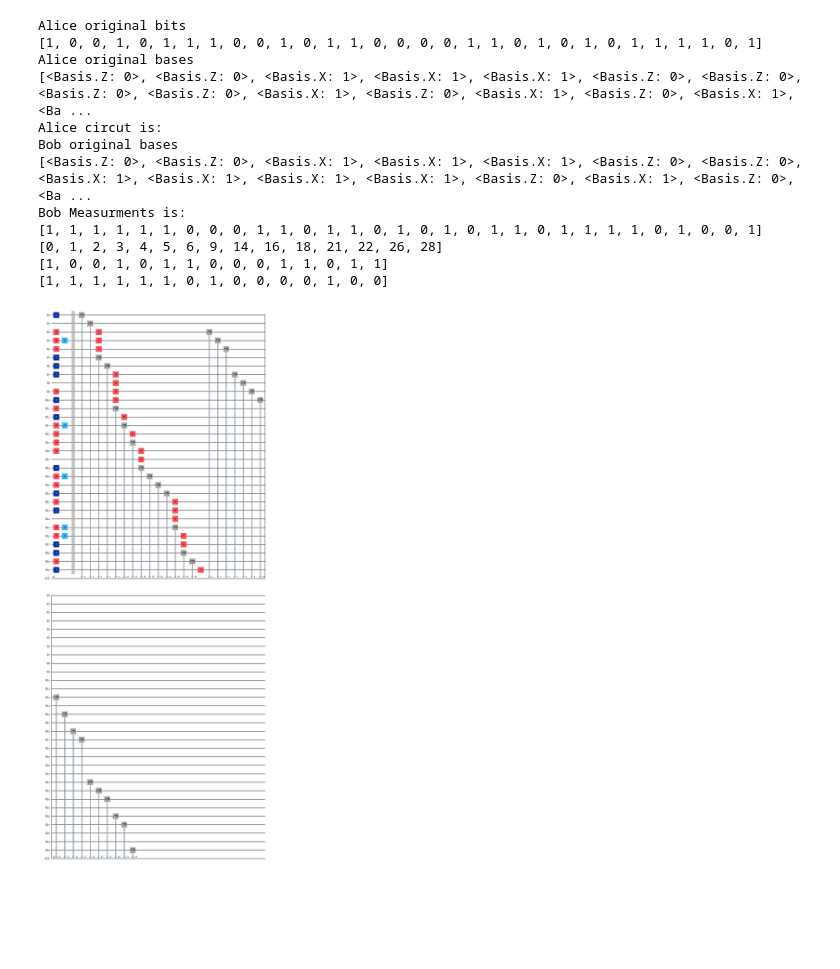
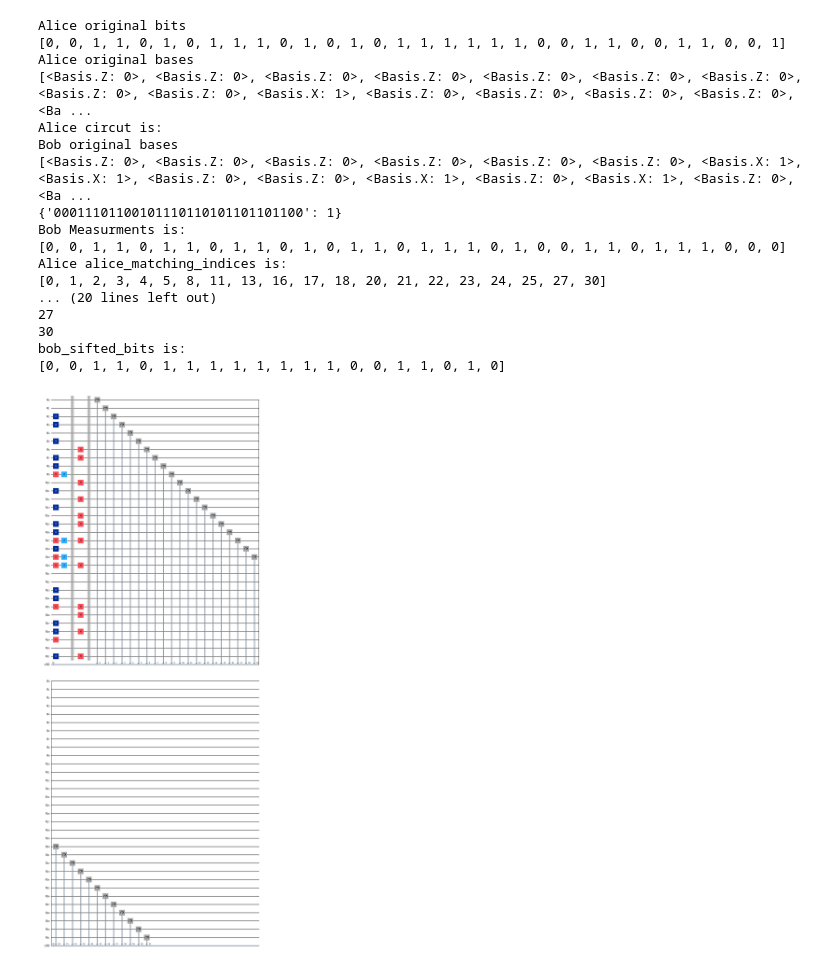
Before and after one commit to bander-saeed94/quantum-qiskit-all, a Jupyter notebook: qkd-sim.ipynb, the cells around one changed output. Drawn from its saved outputs; the diff is of its cells as text; code cells hidden in the pictures; blank space fills up the shorter version.

Commit message:
fix, read qubits in revers order

```diff
--- a/qkd-sim.ipynb
+++ b/qkd-sim.ipynb
@@ -35,6 +35,11 @@ class Alice:
                 qc.h(i)    # |0> -> |+>
                 if self.bits[i] == 1:
                     qc.z(i) # |+> -> |->
+                # X basis
+                # if self.bits[i] == 1:
+                #     qc.x(i) # |+> -> |->
+                # qc.h(i)    # |0> -> |+>
+
         qc.barrier()
     def sift_key(self, bob_bases):
         # Find indices where Alice’s and Bob’s bases match
@@ -67,20 +72,22 @@ class Bob:
         for i in range(self.num_qubits):
             if self.bases[i] == Basis.X:
                 qc.h(i)  # Rotate to measure in X basis by applying H before measurement
+        qc.barrier()
+        for i in range(self.num_qubits):
             qc.measure(i, i)
 
         # Execute the circuit on a simulator
         simulator = AerSimulator()
         # compiled_circuit = transpile(qc, simulator,coupling_map=None)
         # job = simulator.run(compiled_circuit, shots=1024)
-        job = simulator.run(qc, shots=1024)
+        job = simulator.run(qc, shots=1)
         result = job.result()
         counts = result.get_counts()
-
+        print(result.get_counts())
         # counts is a dictionary like {'010101...': 1}, we extract the key
-        measured_string = list(counts.keys())[0]
+        measured_string = list(counts.keys())[0] ## TODO GET KEY WITH HIGHEST PROB
         # Convert measured_string into a list of ints (0/1)
-        self.measurements = [int(bit) for bit in measured_string]
+        self.measurements = [int(bit) for bit in measured_string[::-1]]
         print("Bob Measurments is:")
         print(self.measurements)
 
@@ -89,42 +96,52 @@ class Bob:
         if self.measurements is None:
             raise ValueError("No measurements available. Please measure first.")
         sifted_bits = [self.measurements[i] for i in matching_indices]
+        for i in matching_indices:
+            print(i)
         return sifted_bits
 
 
 # Create an Alice instance for 100 qubits
-alice = Alice(31)
+alice = Alice(32)
 
 # Call prepare_qubits explicitly
 alice.prepare_qubits()
 
 print("Alice circut is:")
 qc.draw("mpl")
 
-bob = Bob(31)
+bob = Bob(32)
 
 qc.draw("mpl")
 
 bob.measure_qubits()
 
 alice_sifted_bits, alice_matching_indices = alice.sift_key(bob.bases)
+print("Alice alice_matching_indices is:")
 print(alice_matching_indices)
+print("Alice alice_sifted_bits is:")
 print(alice_sifted_bits)
 bob_sifted_bits = bob.sift_key(alice_matching_indices)
+print("bob_sifted_bits is:")
 print(bob_sifted_bits)
 
 qc.draw("mpl")
 # %% [output]
 Alice original bits
-[1, 0, 0, 1, 0, 1, 1, 1, 0, 0, 1, 0, 1, 1, 0, 0, 0, 0, 1, 1, 0, 1, 0, 1, 0, 1, 1, 1, 1, 0, 1]
+[0, 0, 1, 1, 0, 1, 0, 1, 1, 1, 0, 1, 0, 1, 0, 1, 1, 1, 1, 1, 1, 0, 0, 1, 1, 0, 0, 1, 1, 0, 0, 1]
 Alice original bases
-[<Basis.Z: 0>, <Basis.Z: 0>, <Basis.X: 1>, <Basis.X: 1>, <Basis.X: 1>, <Basis.Z: 0>, <Basis.Z: 0>, <Basis.Z: 0>, <Basis.Z: 0>, <Basis.X: 1>, <Basis.Z: 0>, <Basis.X: 1>, <Basis.Z: 0>, <Basis.X: 1>, <Ba ...
+[<Basis.Z: 0>, <Basis.Z: 0>, <Basis.Z: 0>, <Basis.Z: 0>, <Basis.Z: 0>, <Basis.Z: 0>, <Basis.Z: 0>, <Basis.Z: 0>, <Basis.Z: 0>, <Basis.X: 1>, <Basis.Z: 0>, <Basis.Z: 0>, <Basis.Z: 0>, <Basis.Z: 0>, <Ba ...
 Alice circut is:
 Bob original bases
-[<Basis.Z: 0>, <Basis.Z: 0>, <Basis.X: 1>, <Basis.X: 1>, <Basis.X: 1>, <Basis.Z: 0>, <Basis.Z: 0>, <Basis.X: 1>, <Basis.X: 1>, <Basis.X: 1>, <Basis.X: 1>, <Basis.Z: 0>, <Basis.X: 1>, <Basis.Z: 0>, <Ba ...
+[<Basis.Z: 0>, <Basis.Z: 0>, <Basis.Z: 0>, <Basis.Z: 0>, <Basis.Z: 0>, <Basis.Z: 0>, <Basis.X: 1>, <Basis.X: 1>, <Basis.Z: 0>, <Basis.Z: 0>, <Basis.X: 1>, <Basis.Z: 0>, <Basis.X: 1>, <Basis.Z: 0>, <Ba ...
+{'00011101100101110110101101101100': 1}
 Bob Measurments is:
-[1, 1, 1, 1, 1, 1, 0, 0, 0, 1, 1, 0, 1, 1, 0, 1, 0, 1, 0, 1, 1, 0, 1, 1, 1, 1, 0, 1, 0, 0, 1]
-[0, 1, 2, 3, 4, 5, 6, 9, 14, 16, 18, 21, 22, 26, 28]
-[1, 0, 0, 1, 0, 1, 1, 0, 0, 0, 1, 1, 0, 1, 1]
-[1, 1, 1, 1, 1, 1, 0, 1, 0, 0, 0, 0, 1, 0, 0]
+[0, 0, 1, 1, 0, 1, 1, 0, 1, 1, 0, 1, 0, 1, 1, 0, 1, 1, 1, 0, 1, 0, 0, 1, 1, 0, 1, 1, 1, 0, 0, 0]
+Alice alice_matching_indices is:
+[0, 1, 2, 3, 4, 5, 8, 11, 13, 16, 17, 18, 20, 21, 22, 23, 24, 25, 27, 30]
+... (20 lines left out)
+27
+30
+bob_sifted_bits is:
+[0, 0, 1, 1, 0, 1, 1, 1, 1, 1, 1, 1, 1, 0, 0, 1, 1, 0, 1, 0]
-[figure, old version]
+[figure, new version]
```
